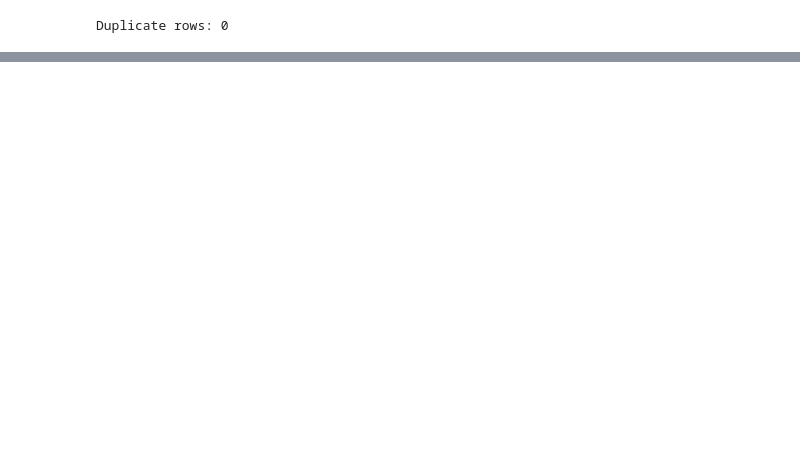
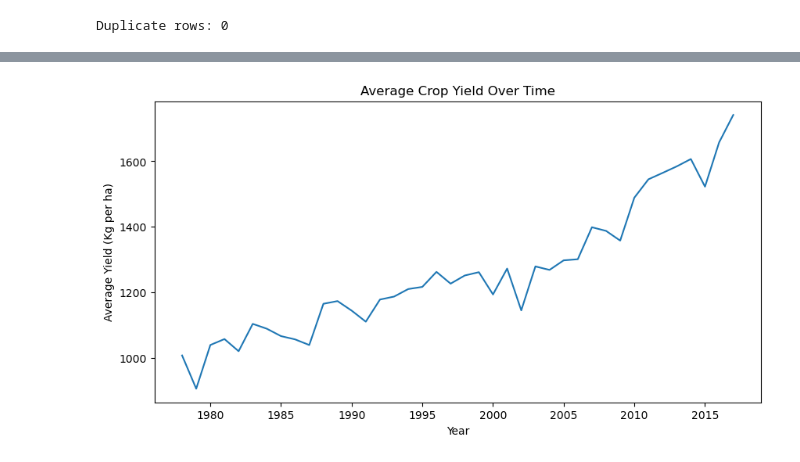
Before and after one commit to springboardmentor12233a-tech/-AI-Powered-Crop-Yield-Prediction-and-Agricultural-Productivity-Intelligence-Platform, a Jupyter notebook: notebook/combined_eda.ipynb, the cells around one changed output, grey strips where cells are left out. Cells and saved outputs as stored; diff of their text form; code cells hidden in the pictures; blank space fills up the shorter version.

```diff
--- a/notebook/combined_eda.ipynb
+++ b/notebook/combined_eda.ipynb
@@ -473,0 +478,20 @@ plt.show()
+# %%
+avg_yield_year = (
+    positive_yield
+    .groupby("Year")["Yield"]
+    .mean()
+)
+
+plt.figure(figsize=(10, 5))
+
+sns.lineplot(
+    x=avg_yield_year.index,
+    y=avg_yield_year.values
+)
+
+plt.title("Average Crop Yield Over Time")
+plt.xlabel("Year")
+plt.ylabel("Average Yield (Kg per ha)")
+plt.show()
+# %% [output]
+[figure, added]
```
Also changed, not shown: parts of 71 cells of this notebook, 1 other file.
